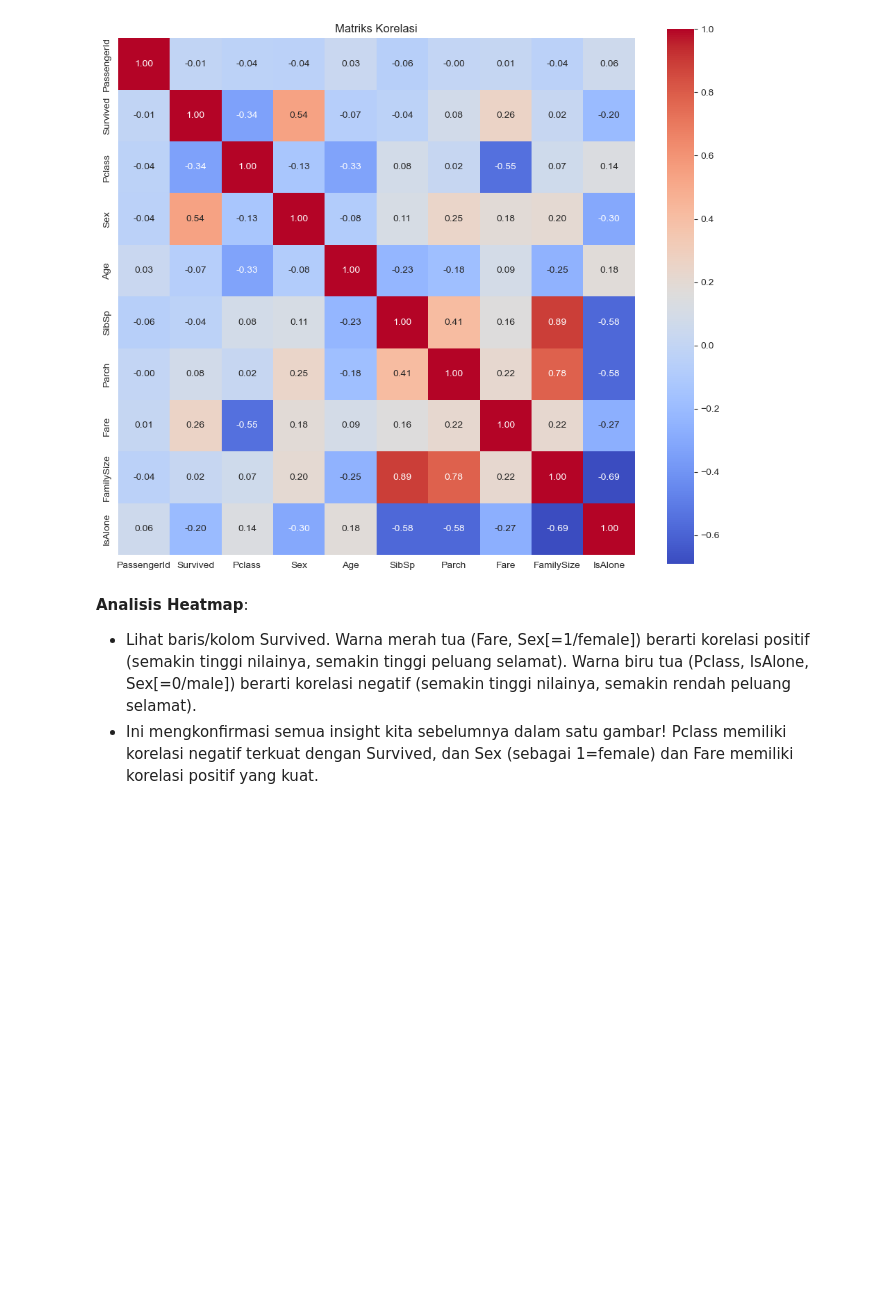
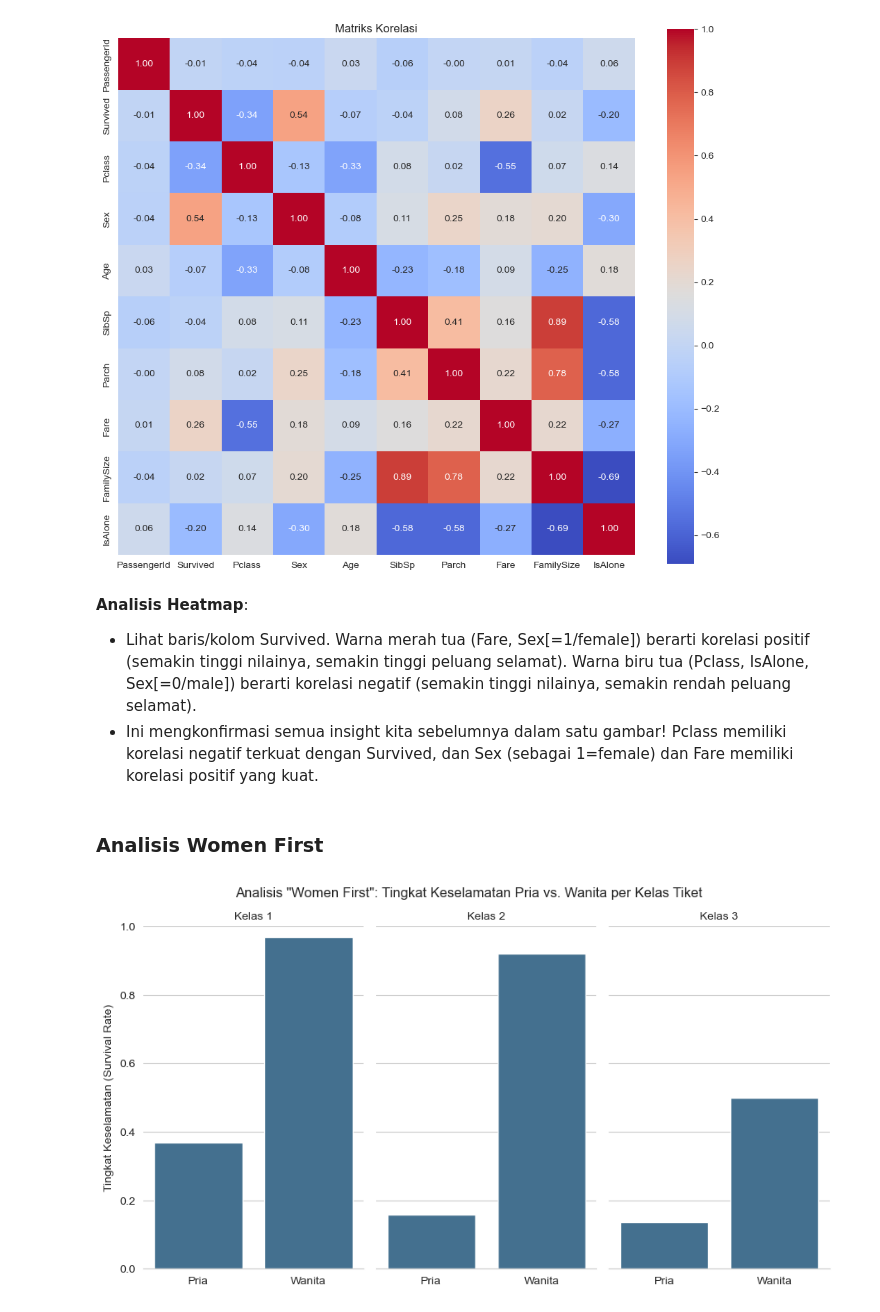
Before and after one commit to Ulinuhabduh/ML-Journey, a Jupyter notebook: Bulan 1/01-First-Data-Load.ipynb, the cells around one changed output. Cells and saved outputs as stored; diff of their text form; code cells hidden in the pictures; blank space fills up the shorter version.

```diff
--- a/Bulan 1/01-First-Data-Load.ipynb
+++ b/Bulan 1/01-First-Data-Load.ipynb
@@ -456,3 +456,24 @@ plt.show()
 **Analisis Heatmap**:
 - Lihat baris/kolom Survived. Warna merah tua (Fare, Sex[=1/female]) berarti korelasi positif (semakin tinggi nilainya, semakin tinggi peluang selamat). Warna biru tua (Pclass, IsAlone, Sex[=0/male]) berarti korelasi negatif (semakin tinggi nilainya, semakin rendah peluang selamat).
 - Ini mengkonfirmasi semua insight kita sebelumnya dalam satu gambar! Pclass memiliki korelasi negatif terkuat dengan Survived, dan Sex (sebagai 1=female) dan Fare memiliki korelasi positif yang kuat.
+# %% [markdown]
+### Analisis Women First
+# %%
+# Analisis "Women First"
+
+# Menggunakan catplot untuk memisahkan plot berdasarkan Pclass
+g = sns.catplot(x="Sex", y="Survived", col="Pclass",
+                data=df, saturation=.5,
+                kind="bar", errorbar=None, aspect=.6)
+
+# Membuat judul dan label lebih jelas
+(g.set_axis_labels("", "Tingkat Keselamatan (Survival Rate)")
+  .set_xticklabels(["Pria", "Wanita"])
+  .set_titles("Kelas {col_name}")
+  .set(ylim=(0, 1))
+  .despine(left=True))
+
+plt.suptitle('Analisis "Women First": Tingkat Keselamatan Pria vs. Wanita per Kelas Tiket', y=1.03)
+plt.show()
+# %% [output]
+[figure, added]
```
Also changed, not shown: parts of 23 cells of this notebook.
